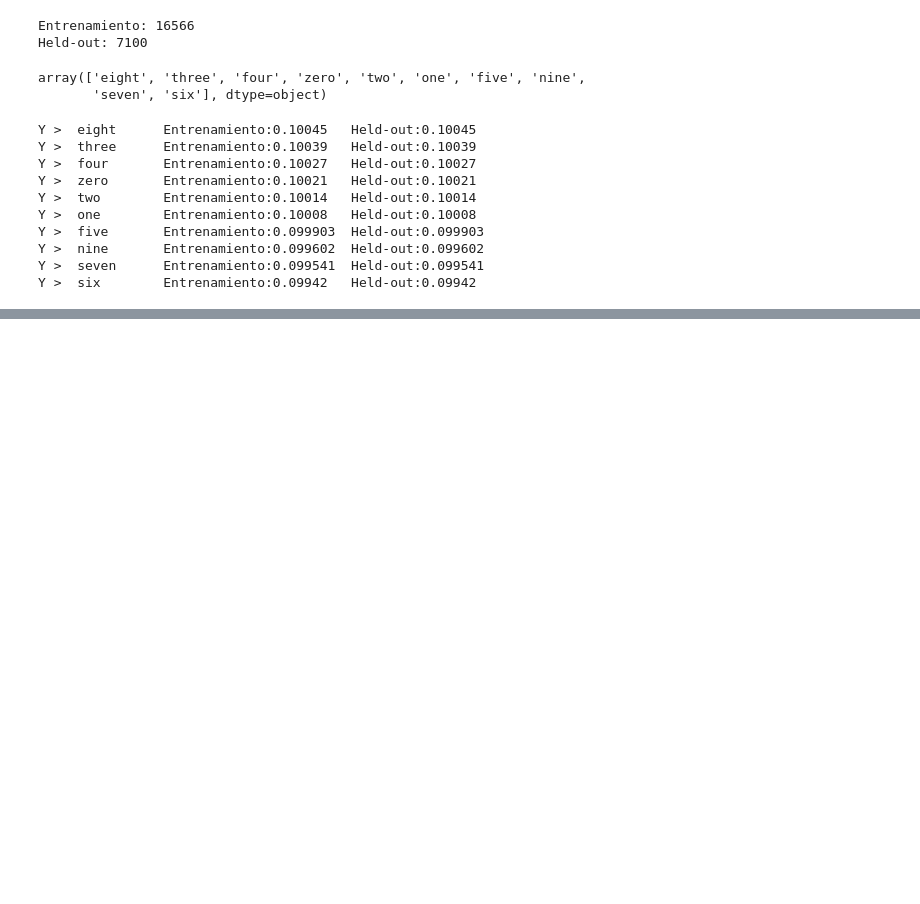
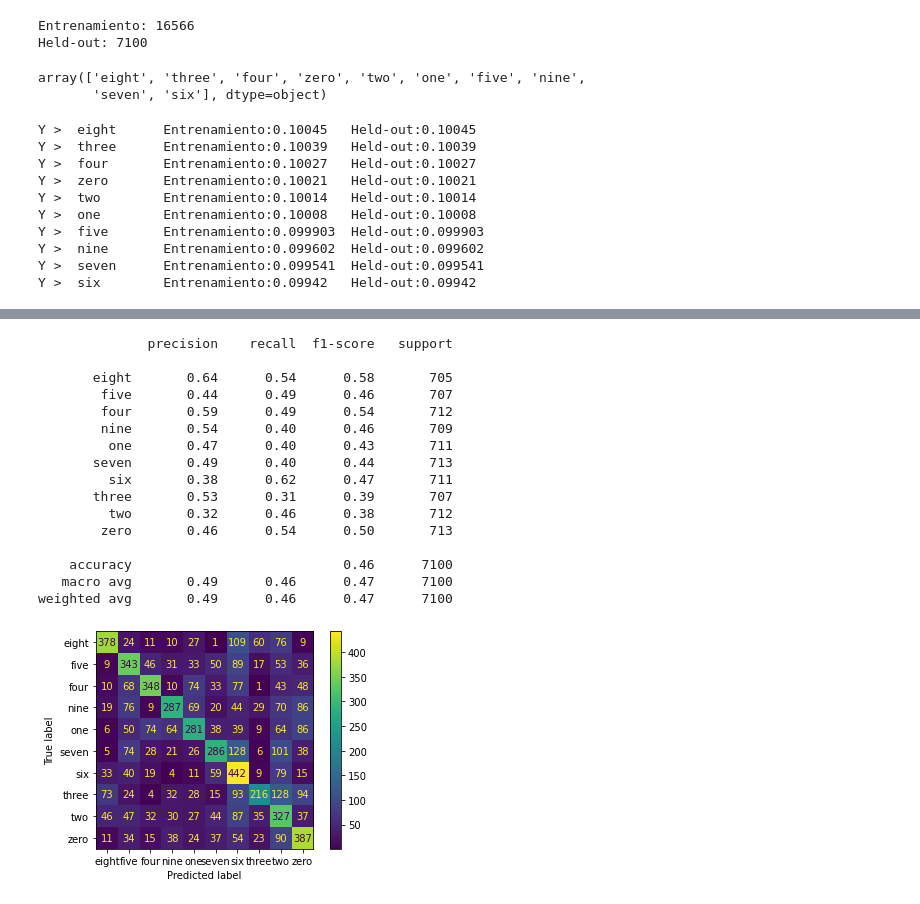
Before and after one commit to francotestori/aauba_02, a Jupyter notebook: Training_held_out_Datasets.ipynb, the cells around one changed output, grey strips where cells are left out. Cells and saved outputs as stored; diff of their text form; code cells hidden in the pictures; blank space fills up the shorter version.

```diff
--- a/Training_held_out_Datasets.ipynb
+++ b/Training_held_out_Datasets.ipynb
@@ -70,0 +155,28 @@ Y >  six        Entrenamiento:0.09942   Held-out:0.09942
+# %%
+# Naive Bayes likelihood Bernoulli
+gnb = BernoulliNB ()
+y_pred = gnb.fit(X, y).predict(X_test)
+gnb.classes_
+gnb.get_params()
+
+predictions=gnb.predict(X_test)
+plot_confusion_matrix(gnb, X_test, y_test)
+print(classification_report(y_test,predictions))
+# %% [output]
+              precision    recall  f1-score   support
+
+       eight       0.64      0.54      0.58       705
+        five       0.44      0.49      0.46       707
+        four       0.59      0.49      0.54       712
+        nine       0.54      0.40      0.46       709
+         one       0.47      0.40      0.43       711
+       seven       0.49      0.40      0.44       713
+         six       0.38      0.62      0.47       711
+       three       0.53      0.31      0.39       707
+         two       0.32      0.46      0.38       712
+        zero       0.46      0.54      0.50       713
+
+    accuracy                           0.46      7100
+   macro avg       0.49      0.46      0.47      7100
+weighted avg       0.49      0.46      0.47      7100
+[figure, added]
```
Also changed, not shown: parts of 18 cells of this notebook.
